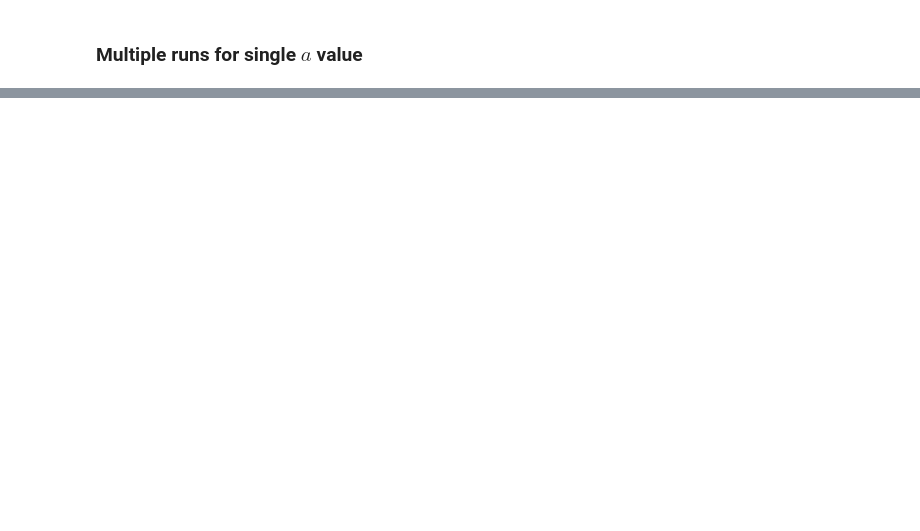
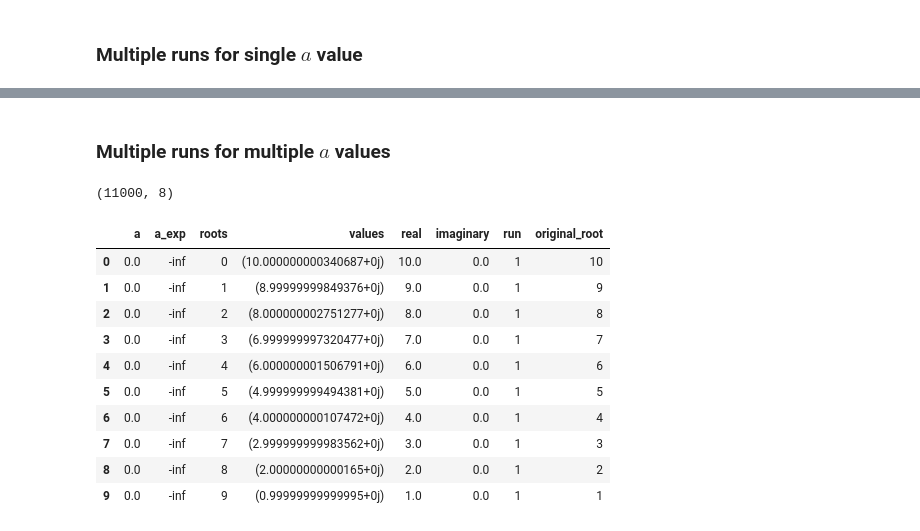
Before and after one commit to agnikumar/math-lab, a Jupyter notebook: perturbations/perturbed_polynomials_various_degrees.ipynb, the cells around one changed output, grey strips where cells are left out. Cells and saved outputs as stored; diff of their text form; code cells hidden in the pictures; blank space fills up the shorter version.

```diff
--- a/perturbations/perturbed_polynomials_various_degrees.ipynb
+++ b/perturbations/perturbed_polynomials_various_degrees.ipynb
@@ -340 +340,47 @@ for a in a_vals_multiple:
 ... (34 outputs left out)
+# %% [markdown]
+### Multiple runs for multiple $a$ values
+# %%
+def a_runs(a, num_runs):
+    a_exponent = np.log10(a)
+    a_roots_df_meta = pd.DataFrame()
+    for num in range(num_runs):
+        a_roots = []
+        coeff = perturb_coeff(a, coeff_ck)
+        roots = roots_perturb_coeff(coeff) # all roots
+        a_roots.append(roots)
+        a_roots_df = pd.DataFrame(a_roots)
+        a_roots_df.insert(0, 'a', a)
+        a_roots_df.insert(0, 'a_exp', a_exponent)
+        a_roots_df_melt = pd.melt(a_roots_df, id_vars=['a', 'a_exp'], value_name='values', var_name='roots')
+        a_roots_df_melt['real'] = a_roots_df_melt['values'].real
+        a_roots_df_melt['imaginary'] = a_roots_df_melt['values'].imag
+        a_roots_df_melt['run'] = num + 1
+        a_roots_df_meta = pd.concat([a_roots_df_meta, a_roots_df_melt])
+    return a_roots_df_meta
+# %%
+a_exp_multiple = list(np.arange(-10, 0, 1.0)) # consecutive numbers
+a_vals_multiple = [0] + list(map(lambda x:pow(10, x), a_exp_multiple))
+
+a_runs_df = pd.DataFrame()
+num_runs = 100
+for a in a_vals_multiple:
+    single_a_runs = a_runs(a, num_runs)
+    a_runs_df = pd.concat([a_runs_df, single_a_runs])
+
+a_runs_df['original_root'] = a_runs_df['roots'].apply(lambda x: a_runs_df['roots'].max() + 1 - x)
+print(a_runs_df.shape)
+a_runs_df.head(10)
+# %% [output]
+(11000, 8)
+|  | a | a_exp | roots | values | real | imaginary | run | original_root |
+| 0 | 0.0 | -inf | 0 | (10.000000000340687+0j) | 10.0 | 0.0 | 1 | 10 |
+| 1 | 0.0 | -inf | 1 | (8.99999999849376+0j) | 9.0 | 0.0 | 1 | 9 |
+| 2 | 0.0 | -inf | 2 | (8.000000002751277+0j) | 8.0 | 0.0 | 1 | 8 |
+| 3 | 0.0 | -inf | 3 | (6.999999997320477+0j) | 7.0 | 0.0 | 1 | 7 |
+| 4 | 0.0 | -inf | 4 | (6.000000001506791+0j) | 6.0 | 0.0 | 1 | 6 |
+| 5 | 0.0 | -inf | 5 | (4.999999999494381+0j) | 5.0 | 0.0 | 1 | 5 |
+| 6 | 0.0 | -inf | 6 | (4.000000000107472+0j) | 4.0 | 0.0 | 1 | 4 |
+| 7 | 0.0 | -inf | 7 | (2.999999999983562+0j) | 3.0 | 0.0 | 1 | 3 |
+| 8 | 0.0 | -inf | 8 | (2.00000000000165+0j) | 2.0 | 0.0 | 1 | 2 |
+| 9 | 0.0 | -inf | 9 | (0.99999999999995+0j) | 1.0 | 0.0 | 1 | 1 |
```
Also changed, not shown: parts of 13 cells of this notebook.
